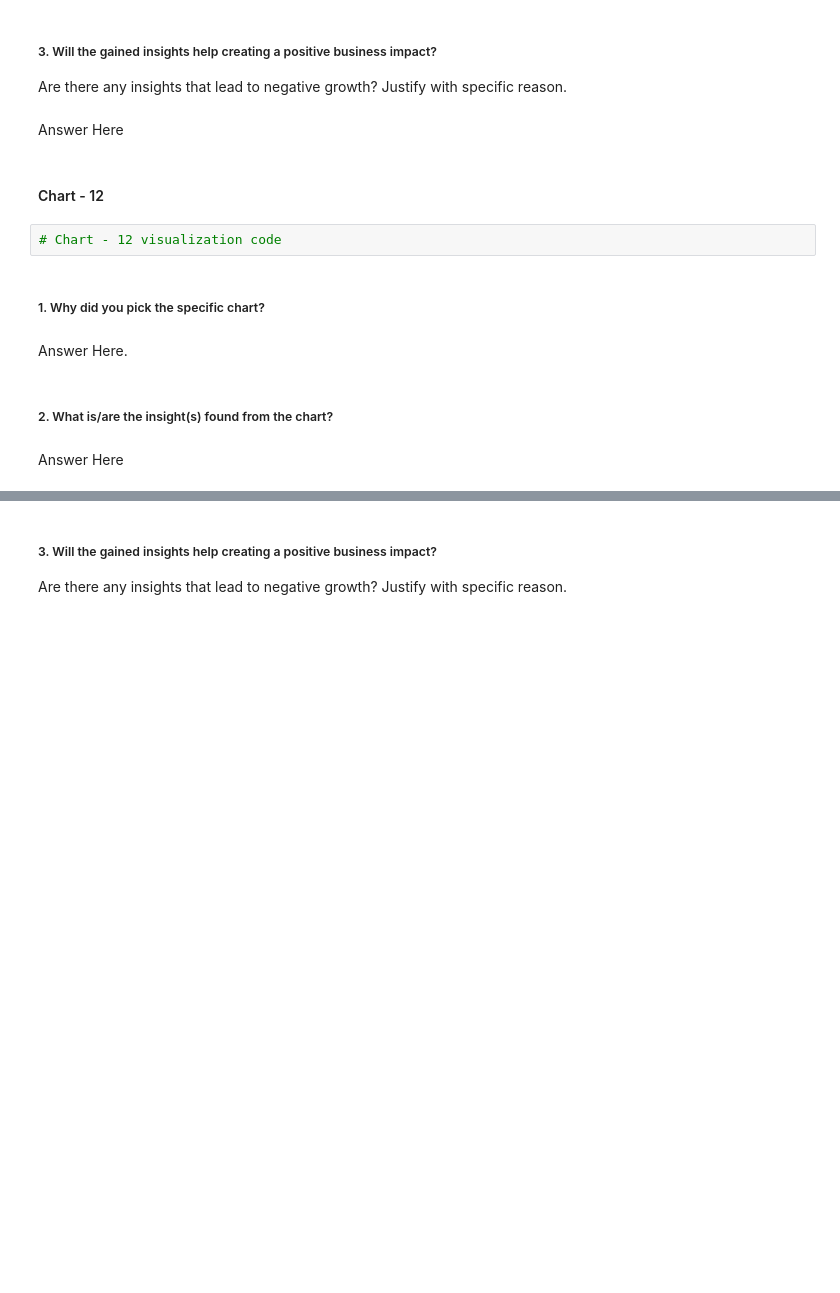
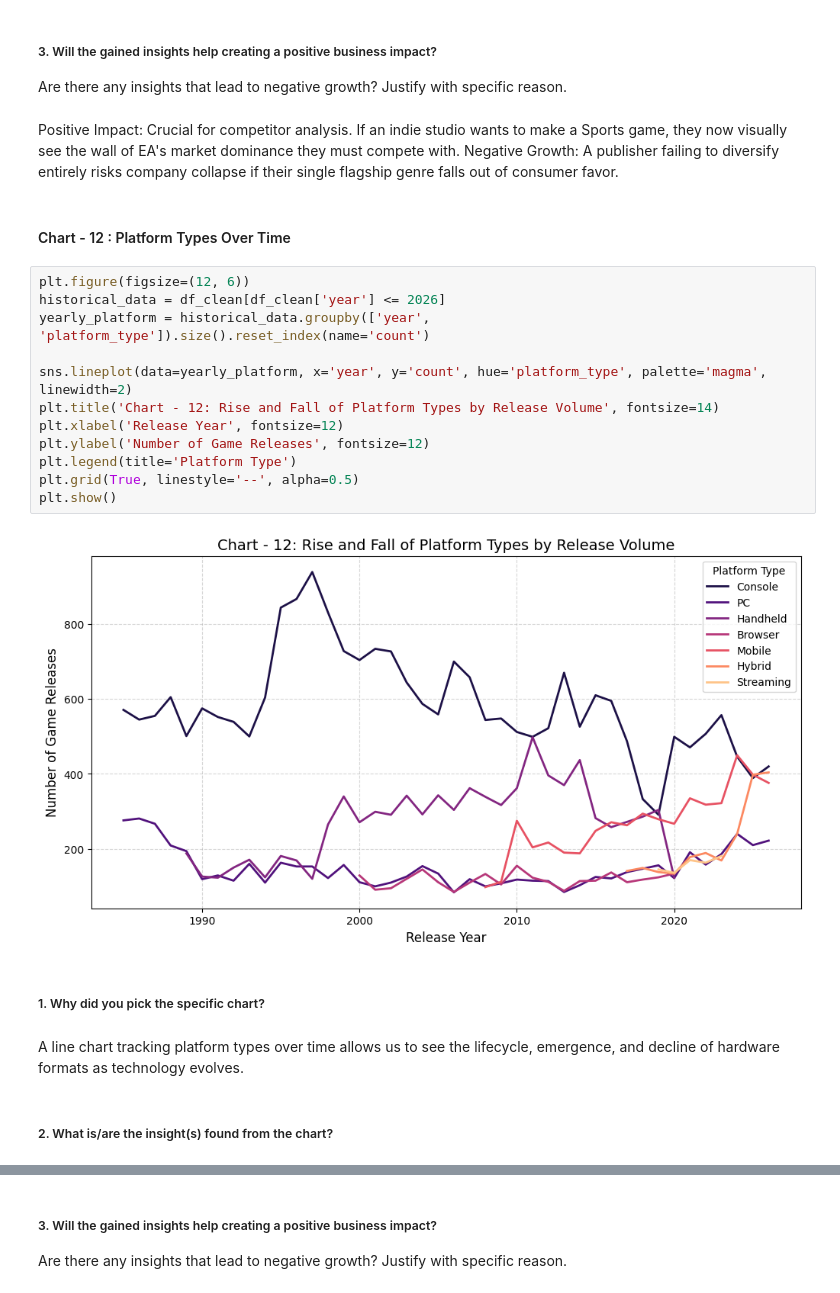
Before and after one commit to VishalChauhan85/Video-Game-Sales-EDA-Capstone, a Jupyter notebook: Video_Game_Sales_&_Metacritic_Intelligence_(Vishal_Chauhan).ipynb, the cells around one changed output, grey strips where cells are left out. Drawn from its saved outputs; the diff is of its cells as text; blank space fills up the shorter version.

```diff
--- a/Video_Game_Sales_&_Metacritic_Intelligence_(Vishal_Chauhan).ipynb
+++ b/Video_Game_Sales_&_Metacritic_Intelligence_(Vishal_Chauhan).ipynb
@@ -509,17 +542,27 @@ Answer Here
 # %% [markdown]
 ##### 3. Will the gained insights help creating a positive business impact?
 Are there any insights that lead to negative growth? Justify with specific reason.
-# %% [markdown]
-Answer Here
+# %% [markdown]
+Positive Impact: Crucial for competitor analysis. If an indie studio wants to make a Sports game, they now visually see the wall of EA's market dominance they must compete with. Negative Growth: A publisher failing to diversify entirely risks company collapse if their single flagship genre falls out of consumer favor.
 # %% [markdown]
-#### Chart - 12
+#### Chart - 12 : Platform Types Over Time
-# %%
-# Chart - 12 visualization code
+# %%
+plt.figure(figsize=(12, 6))
+historical_data = df_clean[df_clean['year'] <= 2026]
+yearly_platform = historical_data.groupby(['year', 'platform_type']).size().reset_index(name='count')
+
+sns.lineplot(data=yearly_platform, x='year', y='count', hue='platform_type', palette='magma', linewidth=2)
+plt.title('Chart - 12: Rise and Fall of Platform Types by Release Volume', fontsize=14)
+plt.xlabel('Release Year', fontsize=12)
+plt.ylabel('Number of Game Releases', fontsize=12)
+plt.legend(title='Platform Type')
+plt.grid(True, linestyle='--', alpha=0.5)
+plt.show()
+# %% [output]
+[figure, added]
 # %% [markdown]
 ##### 1. Why did you pick the specific chart?
-# %% [markdown]
-Answer Here.
+# %% [markdown]
+A line chart tracking platform types over time allows us to see the lifecycle, emergence, and decline of hardware formats as technology evolves.
 # %% [markdown]
 ##### 2. What is/are the insight(s) found from the chart?
-# %% [markdown]
-Answer Here
```
Also changed, not shown: parts of 40 cells of this notebook.
